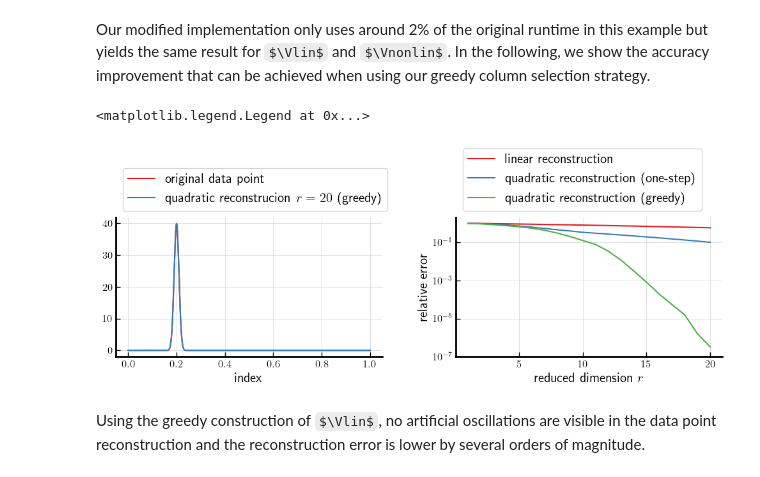
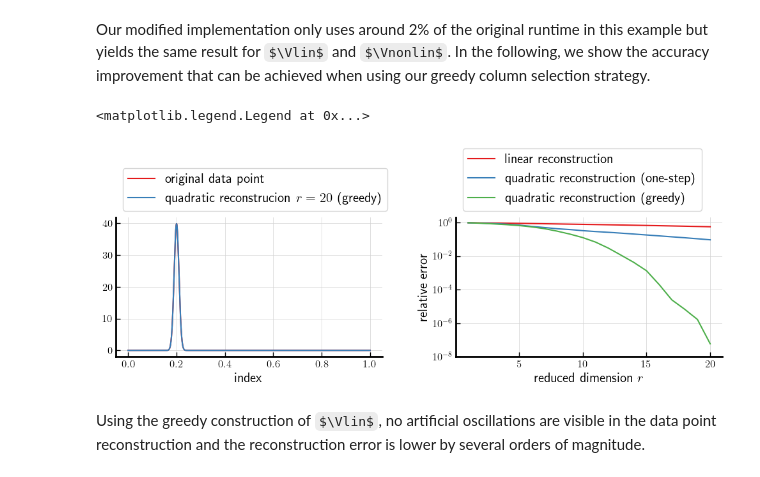
Before and after one commit to Algopaul/greedy_quadratic_manifolds, a Jupyter notebook: greedy_quadratic_manifold.ipynb, the cells around one changed output. Cells and saved outputs as stored; diff of their text form; code cells hidden in the pictures; some formulas as TeX source.

```diff
--- a/greedy_quadratic_manifold.ipynb
+++ b/greedy_quadratic_manifold.ipynb
@@ -198,7 +198,7 @@ def compute_W(V, feature_map, data_points):
 def lift_quadratic(V, W, feature_map, reduced_data_points):
   linear_part = V @ reduced_data_points
   quadratic_part = W @ feature_map(reduced_data_points)
-  return shift_data(linear_part + quadratic_part, data_shift)
+  return shift_data(linear_part + quadratic_part, -data_shift)
 
 
 def quadratic_reconstruction_error(V, W, feature_map, data_points):
@@ -386,25 +387,25 @@ greedy_quadratic_reconstruction_errors = jnp.stack(compute_greedy_quadratic_erro
 V_20, W_20 = quadmani_greedy(Phi, Sigma, PsiT, 20, 200, default_feature_map)
 greedy_quad_reconsruction_20 = lift_quadratic(V_20, W_20, default_feature_map, linear_reduce(
     V_20, jnp.expand_dims(test_data[:, 100], 1)))[:, 0]
-
-fig, axs = plt.subplots(1, 2, figsize=(10, 4))
-
-axs[0].plot(x, test_data[:, 100], label='original data point')
-axs[0].plot(x, greedy_quad_reconsruction_20,
-            label='quadratic reconstrucion $r=20$ (greedy)')
-axs[0].legend(ncol=1, loc='lower left', bbox_to_anchor=(0.0, 1.0), fontsize=15)
-axs[0].set_xlabel('index', fontsize=15)
-
-axs[1].semilogy(range(1, 21), linear_reconstruction_errors, label='linear reconstruction')
-axs[1].semilogy(range(1, 21), quadratic_reconstruction_errors, label='quadratic reconstruction (one-step)')
-axs[1].semilogy(range(1, 21), greedy_quadratic_reconstruction_errors, label='quadratic reconstruction (greedy)')
-axs[1].set_ylim(1e-7, 2)
-axs[1].set_xlabel('reduced dimension $r$', fontsize=15)
-axs[1].set_ylabel('relative error', fontsize=15)
-axs[1].legend(ncol=1, loc='lower left', bbox_to_anchor=(0.0, 1.0), fontsize=15)
-# %% [output]
-<matplotlib.legend.Legend at 0x...>
-[figure, removed]
+# %%
+fig, axs = plt.subplots(1, 2, figsize=(10, 4))
+
+axs[0].plot(x, test_data[:, 100], label='original data point')
+axs[0].plot(x, greedy_quad_reconsruction_20,
+            label='quadratic reconstrucion $r=20$ (greedy)')
+axs[0].legend(ncol=1, loc='lower left', bbox_to_anchor=(0.0, 1.0), fontsize=15)
+axs[0].set_xlabel('index', fontsize=15)
+
+axs[1].semilogy(range(1, 21), linear_reconstruction_errors, label='linear reconstruction')
+axs[1].semilogy(range(1, 21), quadratic_reconstruction_errors, label='quadratic reconstruction (one-step)')
+axs[1].semilogy(range(1, 21), greedy_quadratic_reconstruction_errors, label='quadratic reconstruction (greedy)')
+axs[1].set_ylim(1e-8, 2)
+axs[1].set_xlabel('reduced dimension $r$', fontsize=15)
+axs[1].set_ylabel('relative error', fontsize=15)
+axs[1].legend(ncol=1, loc='lower left', bbox_to_anchor=(0.0, 1.0), fontsize=15)
+# %% [output]
+<matplotlib.legend.Legend at 0x...>
+[figure, added]
 # %% [markdown]
 Using the greedy construction of $\Vlin$, no artificial oscillations are visible in the data point reconstruction and the reconstruction error is lower by several orders of magnitude.
 # %% [markdown]
```
Also changed, not shown: parts of 6 cells of this notebook.
